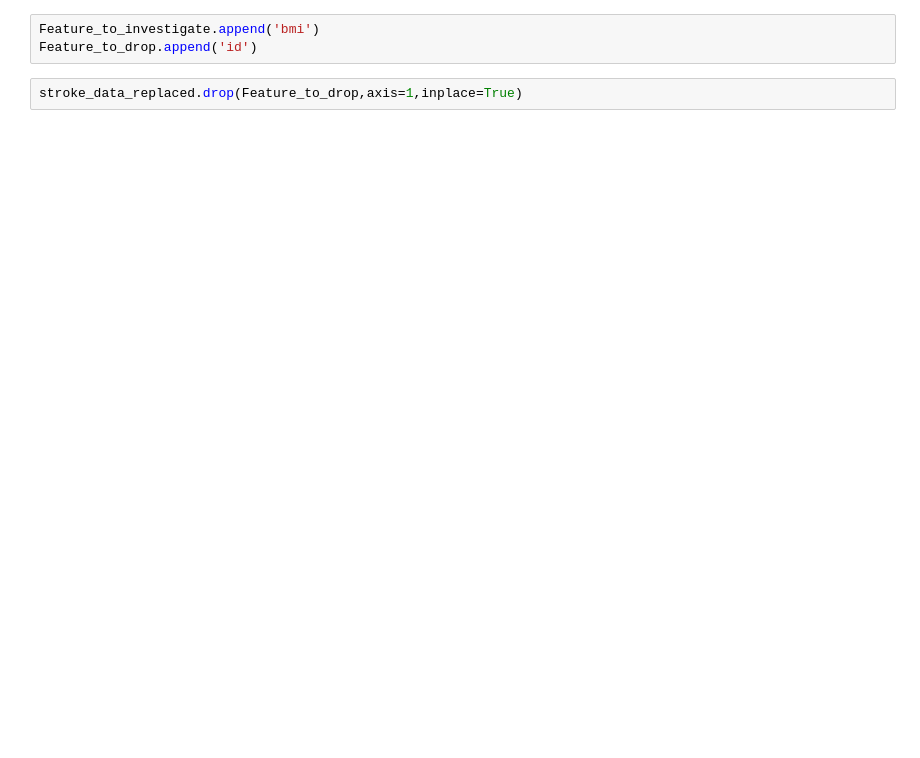
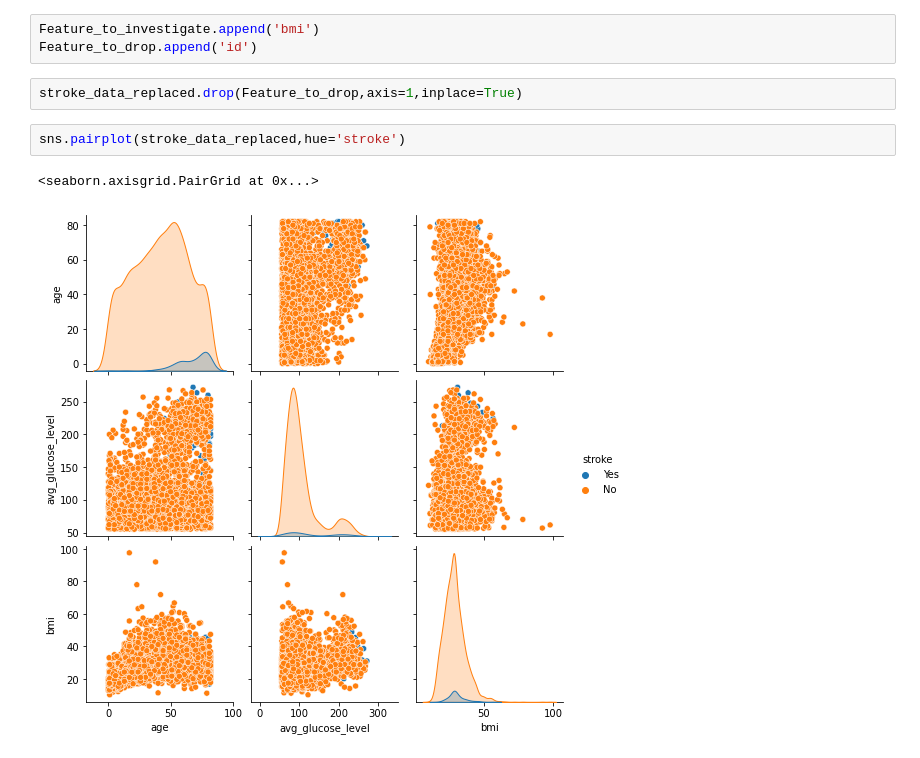
Before and after one commit to iam-niteshhh/IBM_Explanatory_Data_Analysis_for_Machine_Learning, a Jupyter notebook: EDA Assignment.ipynb, the cells around one changed output. Saved outputs shown, nothing was run; the diff lists cells and outputs as text; blank space fills up the shorter version.

```diff
--- a/EDA Assignment.ipynb
+++ b/EDA Assignment.ipynb
@@ -242,4 +259,9 @@ Feature_to_investigate.append('bmi')
 Feature_to_drop.append('id')
 # %%
 stroke_data_replaced.drop(Feature_to_drop,axis=1,inplace=True)
+# %%
+sns.pairplot(stroke_data_replaced,hue='stroke')
+# %% [output]
+<seaborn.axisgrid.PairGrid at 0x...>
+[figure, added]
 # %%
```
Also changed, not shown: parts of 18 cells of this notebook.
